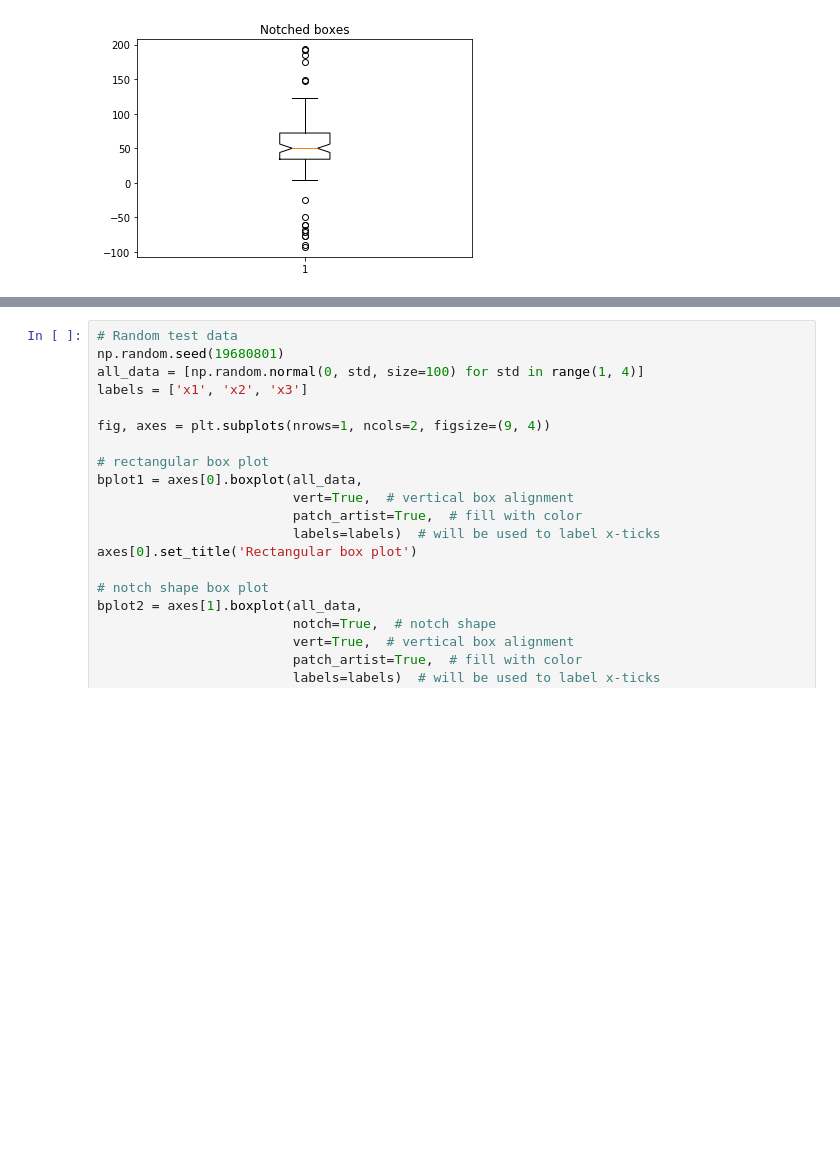
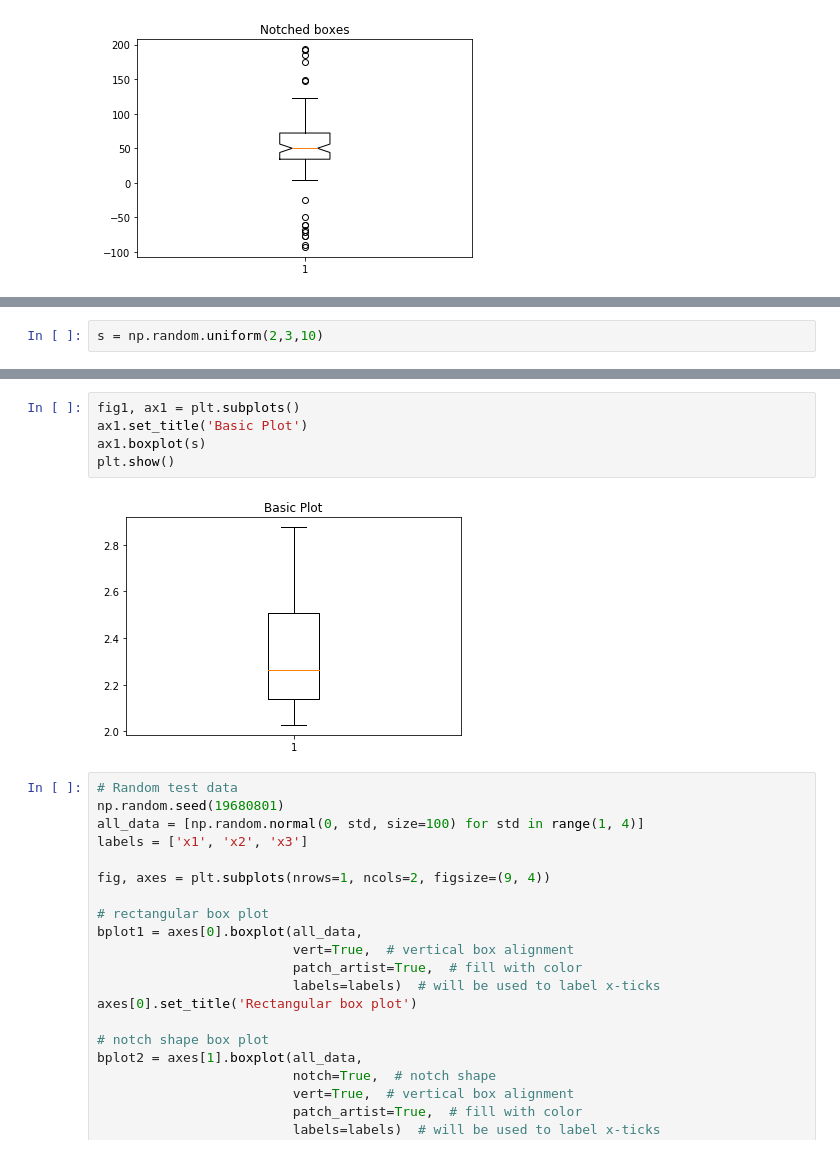
Before and after one commit to Wayne742/Fundamentals-Project-S2-2018, a Jupyter notebook: Project.ipynb, the cells around one changed output, grey strips where cells are left out. Saved outputs shown, nothing was run; the diff lists cells and outputs as text; blank space fills up the shorter version.

```diff
--- a/Project.ipynb
+++ b/Project.ipynb
@@ -81,0 +67,2 @@ plt.show()
+# %%
+s = np.random.uniform(2,3,10)
@@ -82,3 +74,10 @@ plt.show()
+# %%
+fig1, ax1 = plt.subplots()
+ax1.set_title('Basic Plot')
+ax1.boxplot(s)
+plt.show()
+# %% [output]
+[figure, added]
 # %%
 # Random test data
 np.random.seed(19680801)
```
Also changed, not shown: parts of 9 cells of this notebook.
